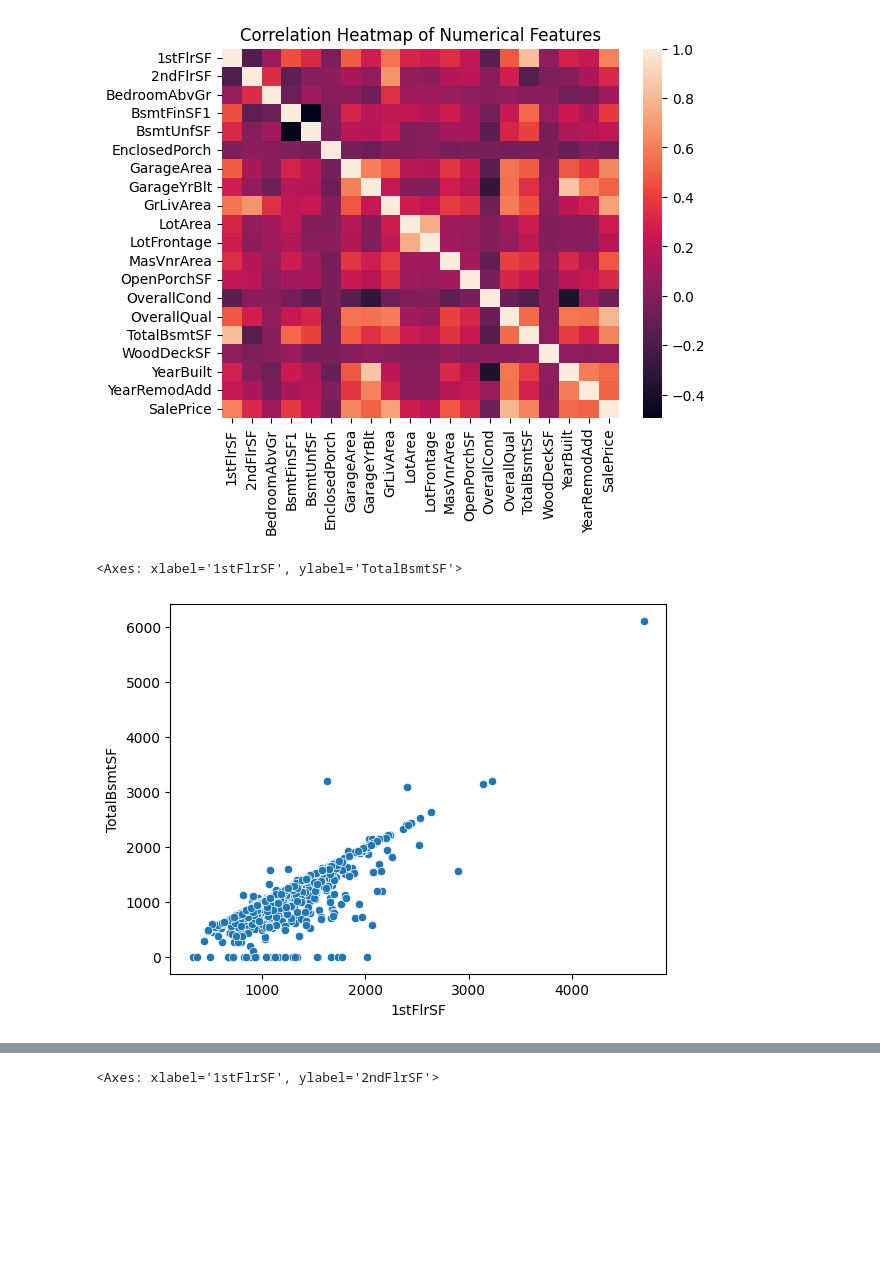
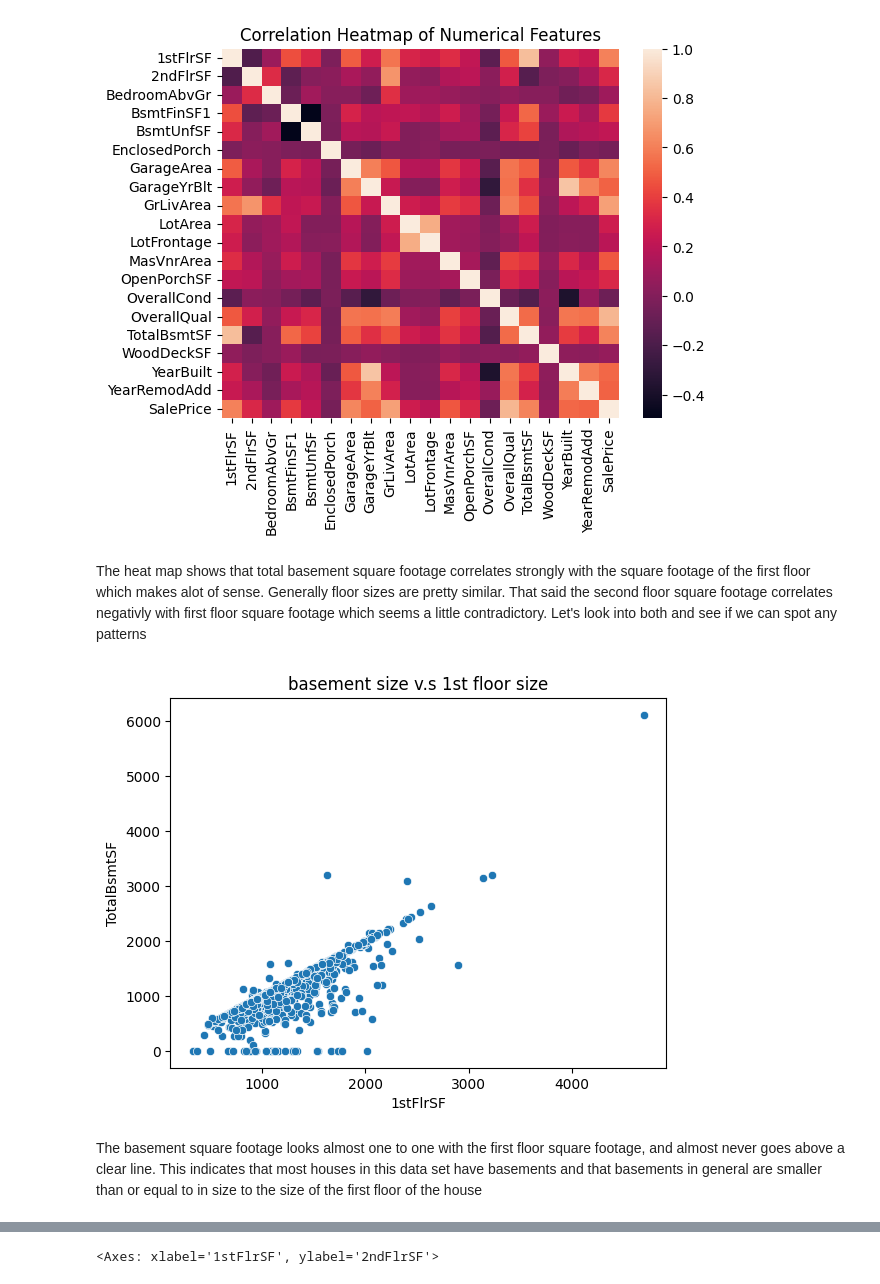
Before and after one commit to FlanagG21/DataWrangling, a Jupyter notebook: EDA.ipynb, the cells around one changed output, grey strips where cells are left out. Saved outputs shown, nothing was run; the diff lists cells and outputs as text; code cells hidden in the pictures; blank space fills up the shorter version.

```diff
--- a/EDA.ipynb
+++ b/EDA.ipynb
@@ -23,10 +43,15 @@ plt.title('Correlation Heatmap of Numerical Features')
 plt.show()
 # %% [output]
 [figure]
+# %% [markdown]
+The heat map shows that total basement square footage correlates strongly with the square footage of the first floor which makes alot of sense. Generally floor sizes are pretty similar. That said the second floor square footage correlates negativly with first floor square footage which seems a little contradictory. Let's look into both and see if we can spot any patterns
 # %%
 sns.scatterplot(data= df, x='1stFlrSF', y='TotalBsmtSF')
+plt.title('basement size v.s 1st floor size')
+plt.show()
 # %% [output]
-<Axes: xlabel='1stFlrSF', ylabel='TotalBsmtSF'>
-[figure, old version]
+[figure, new version]
+# %% [markdown]
+The basement square footage looks almost one to one with the first floor square footage, and almost never goes above a clear line. This indicates that most houses in this data set have basements and that basements in general are smaller than or equal to in size to the size of the first floor of the house
 # %%
 sns.scatterplot(data= df, x='1stFlrSF', y='2ndFlrSF')
```
Also changed, not shown: parts of 7 cells of this notebook.
